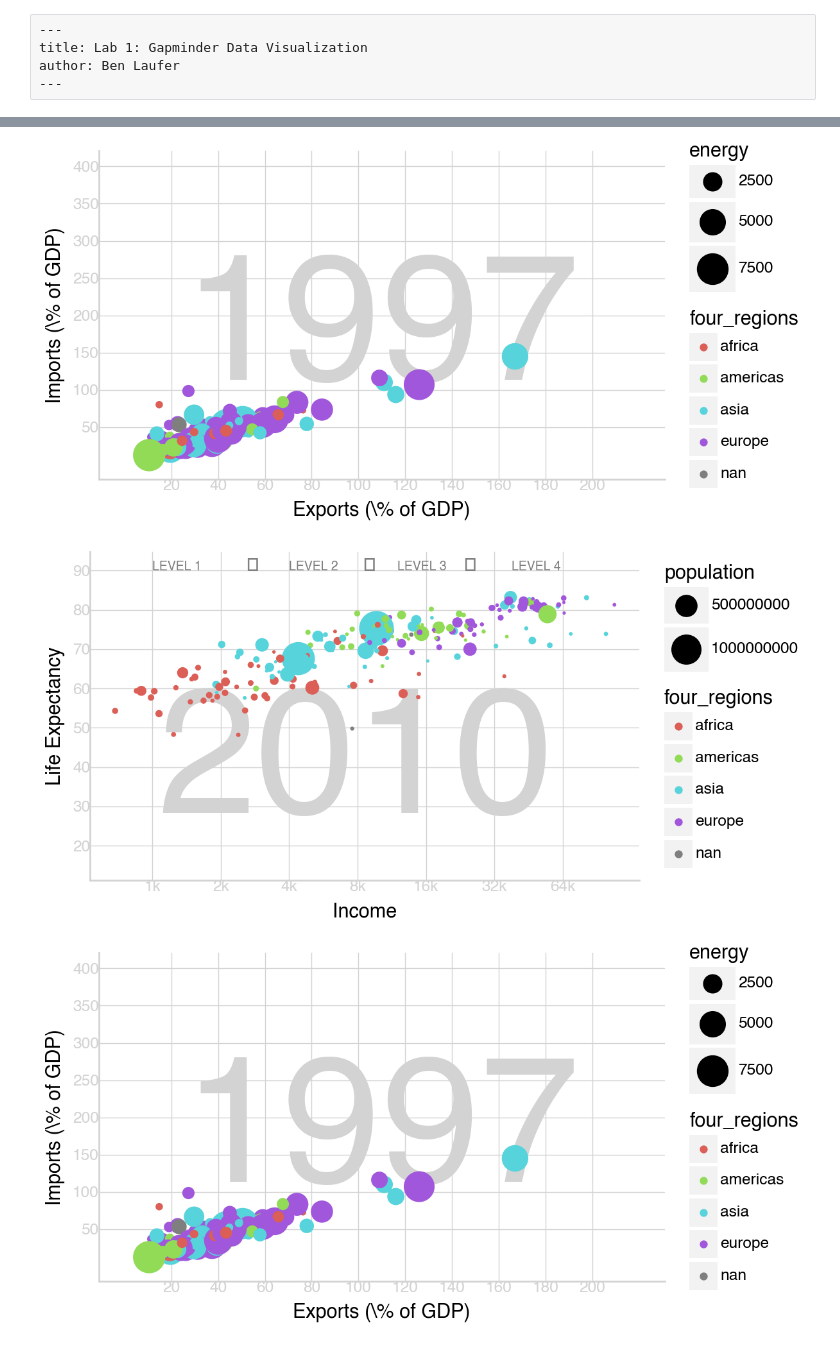
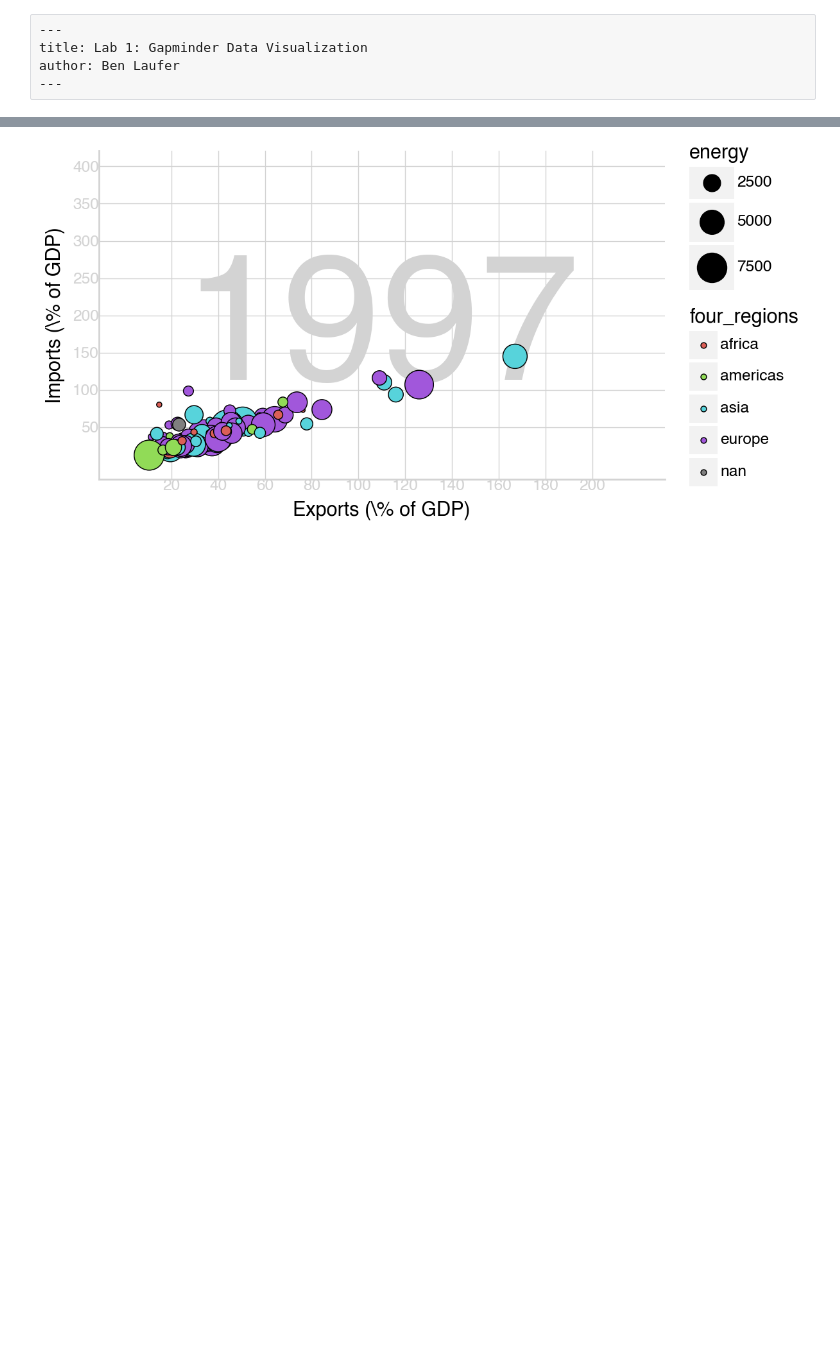
Before and after one commit to BLauf/GSB-544, a Jupyter notebook: labs/lab01/lab_01.ipynb, the cells around one changed output, grey strips where cells are left out. Saved outputs shown, nothing was run; the diff lists cells and outputs as text; code cells hidden in the pictures; blank space fills up the shorter version.

```diff
--- a/labs/lab01/lab_01.ipynb
+++ b/labs/lab01/lab_01.ipynb
@@ -180,12 +154,13 @@ plot2 = (p9.ggplot(data = q2,
     #if we put the annotations first, it will put it behind the points
     + annotate('text', x=110, y=175, label='1997', size=100, color='lightgrey', ha='center')
 
-    + p9.geom_point()
+    #shape=21 adds the outline
+    + geom_point(aes(size='energy', fill='four_regions'), shape='o', color='black', stroke=0.3)
     + p9.scale_size(range=(0, 10))
 
     #x scale
     + scale_x_continuous(
-         #sets y access to 10-90
+         #sets y axis to 10-90
         limits=(0, 220),
         #ensures that it's evenly spaced every 50 units
         breaks=range(20, 220, 20)
@@ -193,40 +168,38 @@ plot2 = (p9.ggplot(data = q2,
     #y scale
     #refrenced chat GPT
     + scale_y_continuous(
-        #sets y access to 10-90
+        #sets y axis to 10-90
         limits=(0, 401),
         #ensures that it's evenly spaced every 50 units
         breaks=range(50, 401, 50)
     )
     #adds x and y titles
     + labs(x = 'Exports (\% of GDP)', y = 'Imports (\% of GDP)')
     + theme(
         #removes all the small lines
         panel_grid_minor=element_blank(),
         # Set background to white
         panel_background=element_rect(fill='white'),
          # Grey major grid lines
         panel_grid_major=element_line(color='lightgrey', size=0.5),
         #brings back x axis
         axis_line_x=element_line(color='lightgrey', size=1),
         #brings back y axis
         axis_line_y=element_line(color='lightgrey', size=1),
         # Change x-axis labels to light grey, tried to add margins but it doesn't do anything
         axis_text_x=element_text(color='lightgrey', margin={'b':5}),
         # Change y-axis labels to light grey
         axis_text_y=element_text(color='lightgrey', margin={'l':5}),
         axis_ticks_major=element_blank(),  # Remove major tick marks
         #axis_ticks_minor=element_blank(),  # Remove minor tick marks
         #fixes ratio of image
         figure_size=(6, 3)
     )
 )
 
-print(plot2)
+plot2
 # %% [output]
-[figure, old version]
+[figure, new version]
-[figure, removed]
-[figure, removed]
 # %% [markdown]
 **Task 3**
 
```
Also changed, not shown: parts of 6 cells of this notebook.
